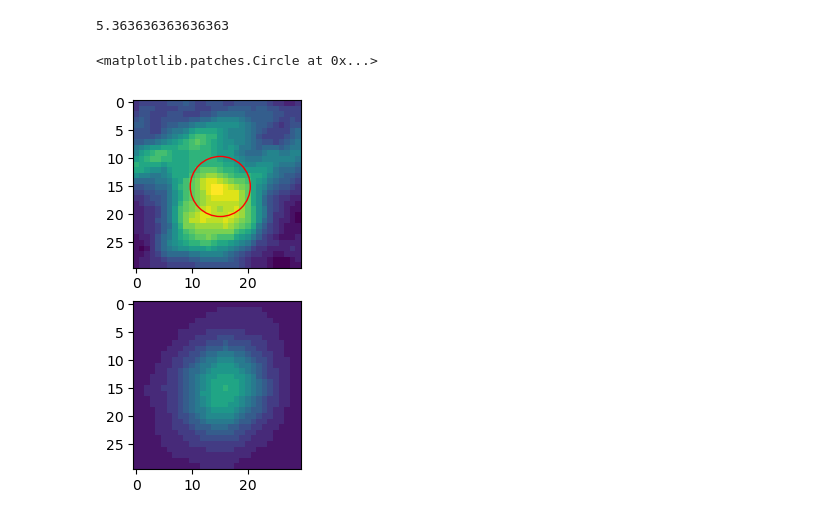
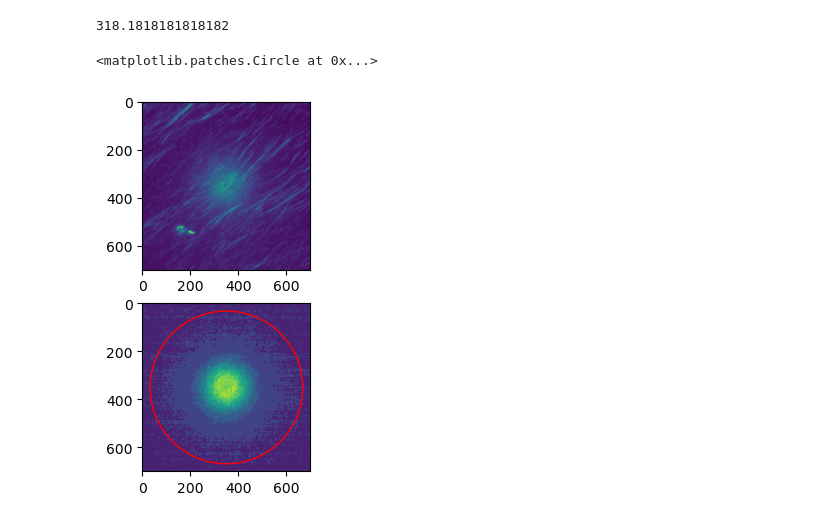
Before and after one commit to wppppupr/MTCargo_analysis, a Jupyter notebook: notebooks/density.ipynb, the cells around one changed output. Saved outputs shown, nothing was run; the diff lists cells and outputs as text; code cells hidden in the pictures.

```diff
--- a/notebooks/density.ipynb
+++ b/notebooks/density.ipynb
@@ -11,7 +11,7 @@ from pathlib import Path
 import matplotlib.pyplot as plt
 import pandas as pd
 
-input_dir = Path("/Volumes/data/Sasaki/MTsingleBeads/beads1um/20260717/beads1um003")
+input_dir = Path("/Volumes/data/Sasaki/MTsingleBeads/beads20um/20260723/beads20um002")
 
 MTs_zarr = zarr.open_array(input_dir / "GFP.zarr", mode = 'r')
 beads_zarr = zarr.open_array(input_dir / "beads.zarr", mode = 'r')
@@ -20,33 +20,33 @@ track = pd.read_csv(input_dir / 'beads_tracks.csv')
 # %%
 import matplotlib.patches as patches
 
-cargo = 1.18
+cargo = 10
 frame = 100
-width =15
+width =350
 
-num=2
+num=0
 
-radius = cargo/(2*0.11)
+radius = cargo/(2*0.11) *7
 print(radius)
 
 MTs = MTs_zarr[frame]
 beads = beads_zarr[frame]
 
 df = track[track['frame'] == frame]
 
 i = min(df.index)+num
 
 MTs_crop = MTs[int(df['y'][i]-width):int(df['y'][i]+width), int(df['x'][i]-width):int(df['x'][i]+width)]
 beads_crop = beads[int(df['y'][i]-width):int(df['y'][i]+width), int(df['x'][i]-width):int(df['x'][i]+width)]
 
 c = patches.Circle(xy=(width, width), radius=radius, ec='r', fill=False)
 
 fig, ax =plt.subplots(2)
 ax[0].imshow(MTs_crop, vmin = np.min(MTs_crop), vmax = np.max(MTs_crop))
 ax[1].imshow(beads_crop, vmin = np.min(beads), vmax = np.max(beads))
-ax[0].add_patch(c)
+ax[1].add_patch(c)
 #ax[1].add_patch(c)
 # %% [output]
-5.363636363636363
+318.1818181818182
 <matplotlib.patches.Circle at 0x...>
-[figure, old version]
+[figure, new version]
```
Also changed, not shown: 30 other files.
